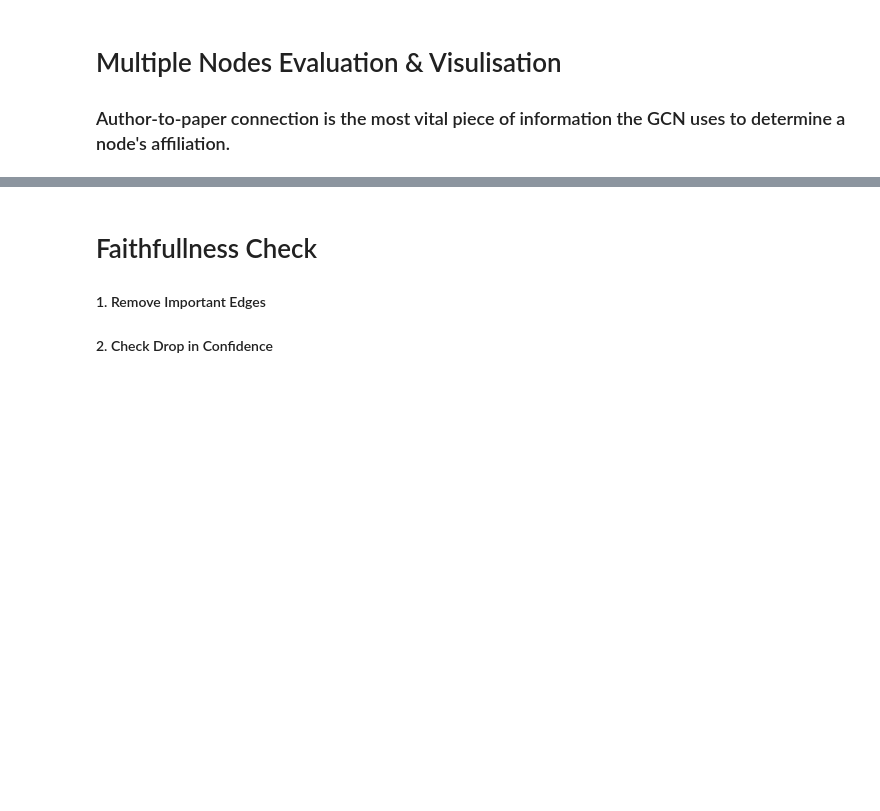
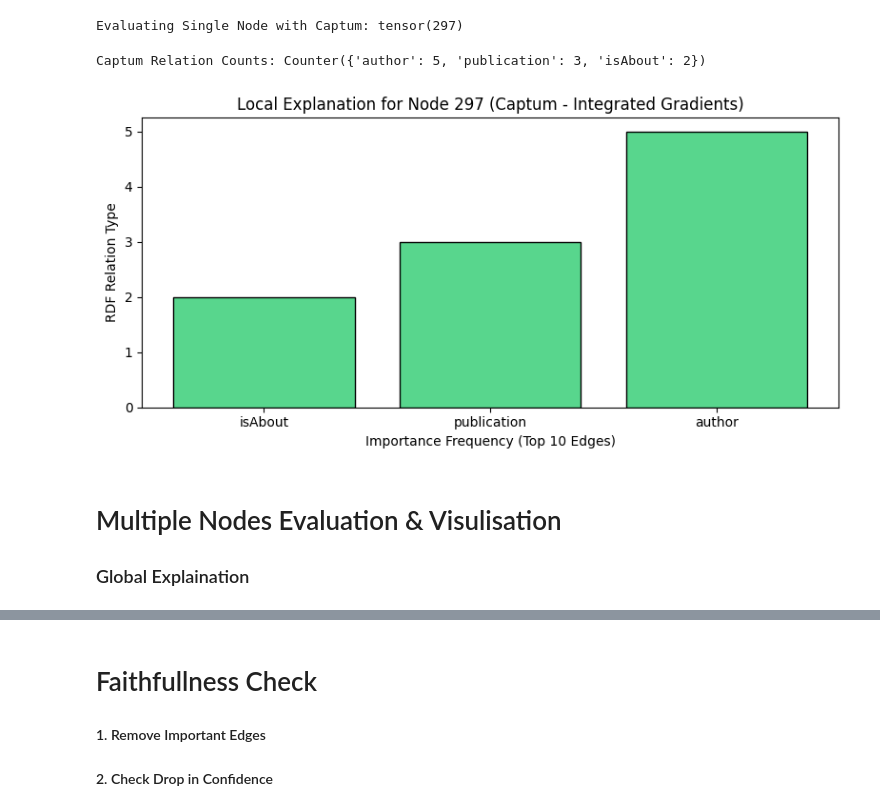
Before and after one commit to ZalakChauhan123/xai26-mini, a Jupyter notebook: notebooks/5__Explainability_Captus.ipynb, the cells around one changed output, grey strips where cells are left out. Drawn from its saved outputs; the diff is of its cells as text; code cells hidden in the pictures; blank space fills up the shorter version.

Commit message:
UPDATES : Compare GNN & Captus Explainer Feature Importance, Get Faithfull Check Matrics, Get Overall Performace of Captus Explainer

```diff
--- a/notebooks/5__Explainability_Captus.ipynb
+++ b/notebooks/5__Explainability_Captus.ipynb
@@ -72,4 +31,60 @@ Counter({'author': 4, 'isAbout': 4, 'publication': 4, 'type': 2, 'isWorkedOnBy':
+# %%
+# Choose test node
+test_node = test_nodes[0]
+print("Evaluating Single Node with Captum:", test_node)
+
+# --- STEP 1: Generate Captum Explanation Object ---
+explanation_captum = explainer_captum(
+    x=data.x,
+    edge_index=data.edge_index,
+    index=int(test_node)
+)
+# %% [output]
+Evaluating Single Node with Captum: tensor(297)
+# %%
+top_edges_captum = explanation_captum.edge_mask.abs().topk(10)
+important_edge_indices_captum = top_edges_captum.indices
+# %%
+# --- STEP 3: Map Edge Indices back to Clean RDF Relations ---
+important_relations_captum = []
+
+# Build explicit reverse mapping to guarantee dictionary match
+try:
+    id_to_relation_local = {v: k for k, v in predicate_to_id.items()}
+except NameError:
+    id_to_relation_local = id_to_relation
+
+for idx in important_edge_indices_captum:
+    idx = idx.item()
+    rel_id = edge_type[idx].item()
+
+    relation = id_to_relation_local[rel_id]
+    clean_relation = relation.split("#")[-1]
+    important_relations_captum.append(clean_relation)
+
+relation_counts_captum = Counter(important_relations_captum)
+print("\nCaptum Relation Counts:", relation_counts_captum)
+# %% [output]
+Captum Relation Counts: Counter({'author': 5, 'publication': 3, 'isAbout': 2})
+# %%
+# --- STEP 4: Bar Chart Visulisation ---
+relations_c = list(relation_counts_captum.keys())
+counts_c = list(relation_counts_captum.values())
+
+# Sort for a professional academic look
+sorted_indices = np.argsort(counts_c)
+relations_c = [relations_c[i] for i in sorted_indices]
+counts_c = [counts_c[i] for i in sorted_indices]
+
+plt.figure(figsize=(8, 4))
+plt.bar(relations_c, counts_c, color='#58D68D', edgecolor='black')
+plt.xlabel("Importance Frequency (Top 10 Edges)")
+plt.ylabel("RDF Relation Type")
+plt.title(f"Local Explanation for Node {test_node} (Captum - Integrated Gradients)")
+plt.tight_layout()
+plt.show()
+# %% [output]
+[figure, added]
 # %% [markdown]
 # Multiple Nodes Evaluation & Visulisation
-
-### Author-to-paper connection is the most vital piece of information the GCN uses to determine a node's affiliation.
+### Global Explaination
```
Also changed, not shown: parts of 19 cells of this notebook.
